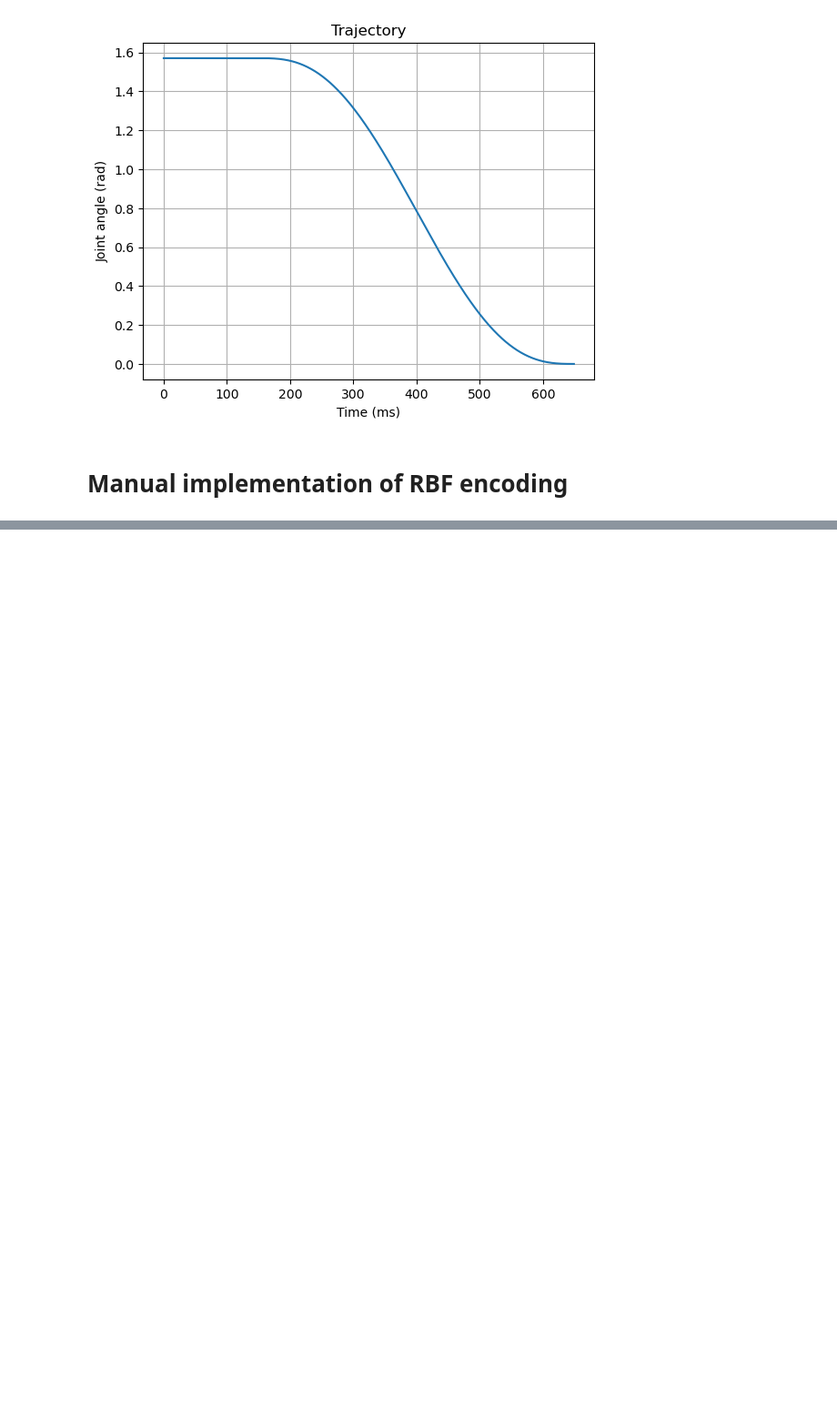
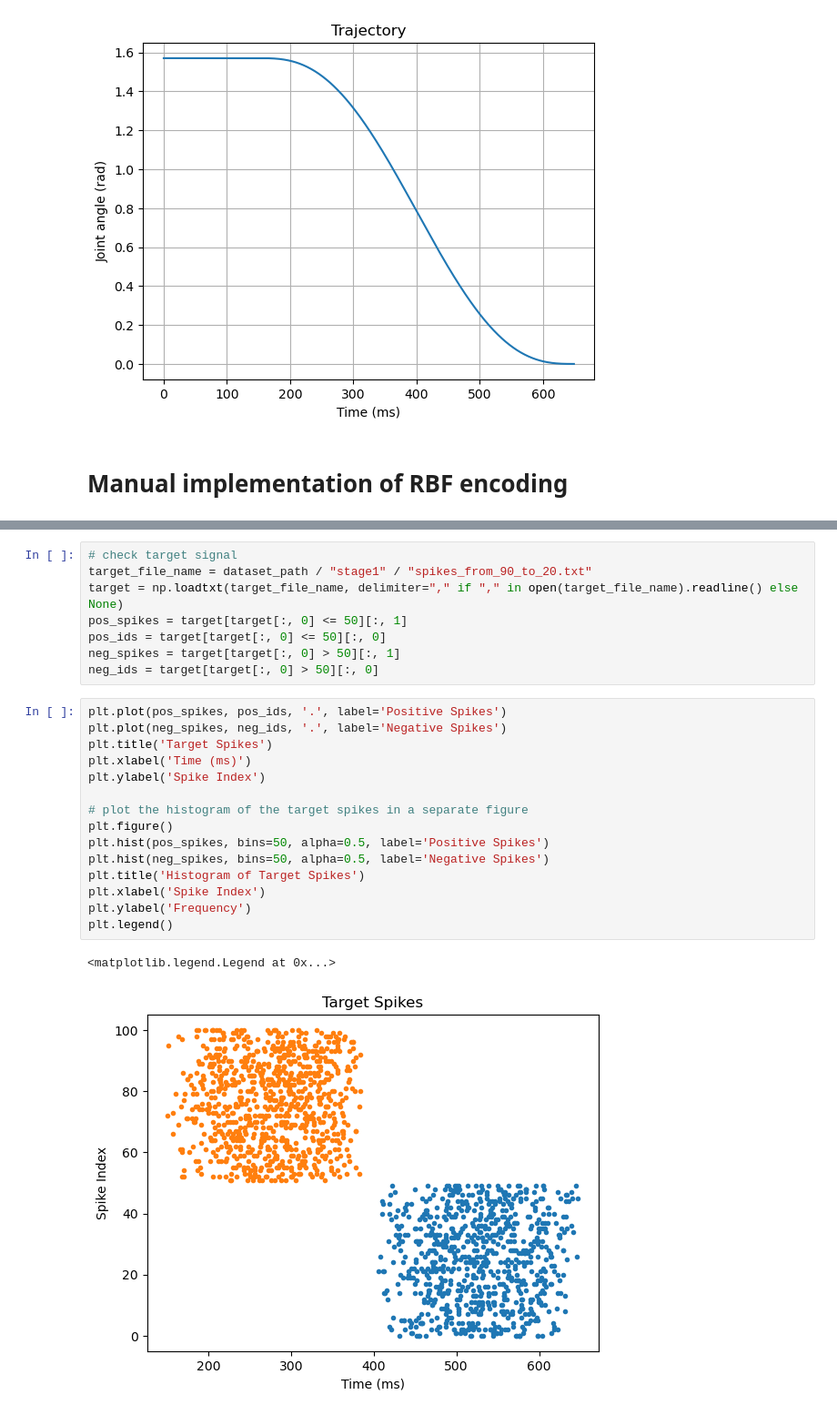
Before and after one commit to shimoura/motor-controller-model, a Jupyter notebook: testing-nestml-neurons/setting_rb_neuron_params.ipynb, the cells around one changed output, grey strips where cells are left out. Shown at 91% size. Saved outputs shown, nothing was run; the diff lists cells and outputs as text; blank space fills up the shorter version.

Commit message:
add option to load custom trajectories and target signal

```diff
--- a/testing-nestml-neurons/setting_rb_neuron_params.ipynb
+++ b/testing-nestml-neurons/setting_rb_neuron_params.ipynb
@@ -252,0 +256,26 @@ Jul 16 12:02:01 SimulationManager::run [Info]:
+# %%
+# check target signal
+target_file_name = dataset_path / "stage1" / "spikes_from_90_to_20.txt"
+target = np.loadtxt(target_file_name, delimiter="," if "," in open(target_file_name).readline() else None)
+pos_spikes = target[target[:, 0] <= 50][:, 1]
+pos_ids = target[target[:, 0] <= 50][:, 0]
+neg_spikes = target[target[:, 0] > 50][:, 1]
+neg_ids = target[target[:, 0] > 50][:, 0]
+# %%
+plt.plot(pos_spikes, pos_ids, '.', label='Positive Spikes')
+plt.plot(neg_spikes, neg_ids, '.', label='Negative Spikes')
+plt.title('Target Spikes')
+plt.xlabel('Time (ms)')
+plt.ylabel('Spike Index')
+
+# plot the histogram of the target spikes in a separate figure
+plt.figure()
+plt.hist(pos_spikes, bins=50, alpha=0.5, label='Positive Spikes')
+plt.hist(neg_spikes, bins=50, alpha=0.5, label='Negative Spikes')
+plt.title('Histogram of Target Spikes')
+plt.xlabel('Spike Index')
+plt.ylabel('Frequency')
+plt.legend()
+# %% [output]
+<matplotlib.legend.Legend at 0x...>
+[figure, added]
```
Also changed, not shown: parts of 4 cells of this notebook, 6 other files.
